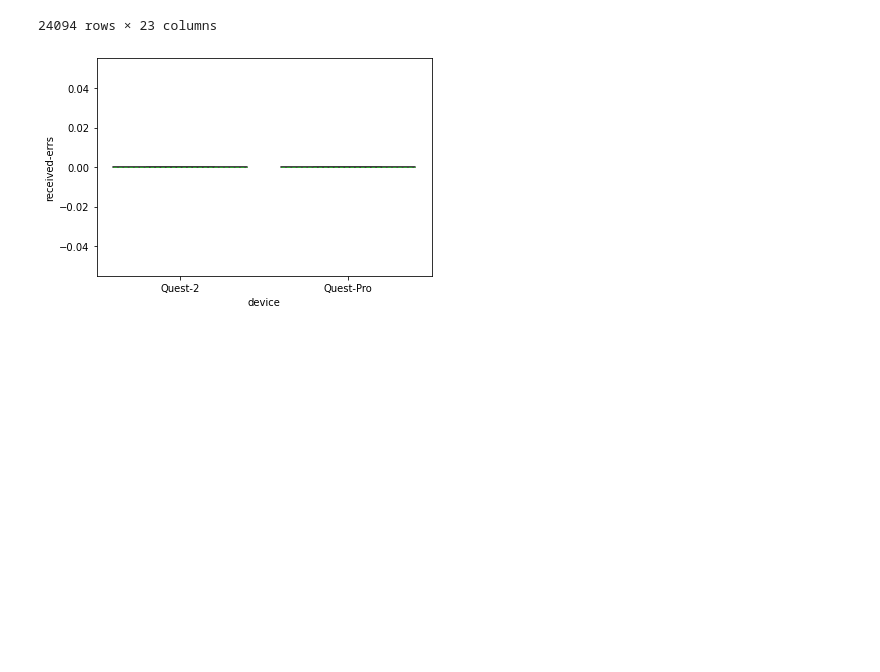
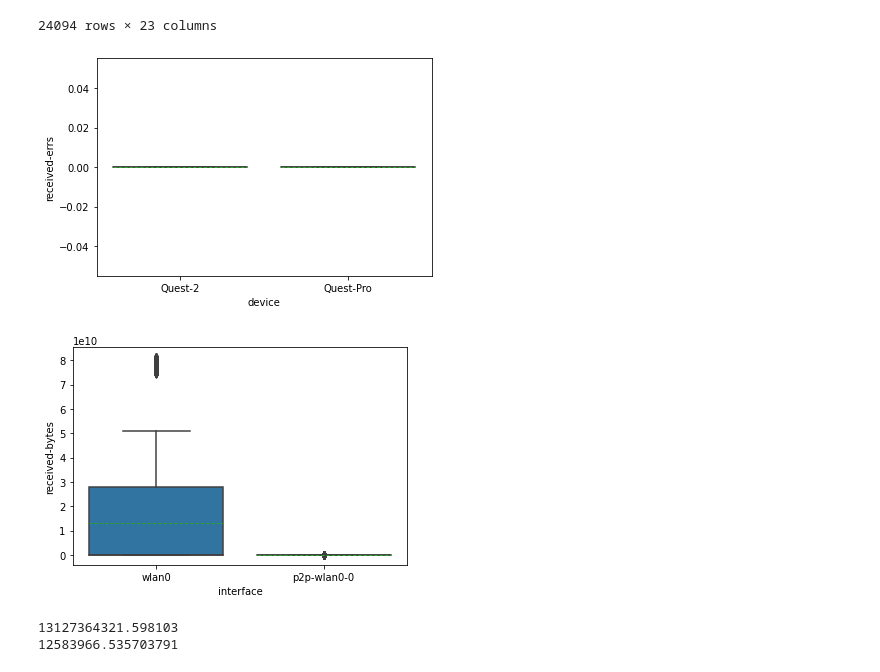
Before and after one commit to Raiduy/librnr-experiments, a Jupyter notebook: analysis_network.ipynb, the cells around one changed output. Saved outputs shown, nothing was run; the diff lists cells and outputs as text; code cells hidden in the pictures; blank space fills up the shorter version.

```diff
--- a/analysis_network.ipynb
+++ b/analysis_network.ipynb
@@ -102,5 +102,14 @@ df
 # %%
 sns.boxplot(data=df, x='device', y='received-errs', showmeans=True, meanline=True)
 plt.show()
+
+sns.boxplot(data=df, x='interface', y='received-bytes', showmeans=True, meanline=True)
+plt.show()
+
+print(df[df['interface'] == 'wlan0']['received-bytes'].mean())
+print(df[df['interface'] == 'p2p-wlan0-0']['received-bytes'].mean())
 # %% [output]
 [figure]
+[figure, added]
+13127364321.598103
+12583966.535703791
```
Also changed, not shown: 2 other files.
